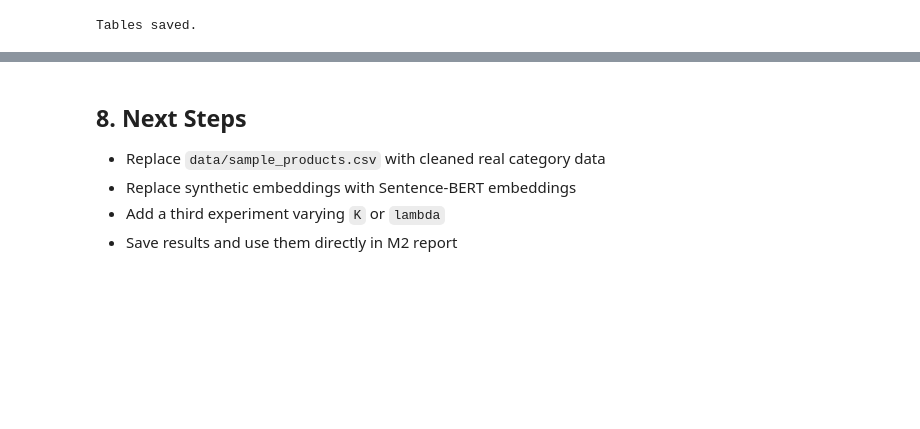
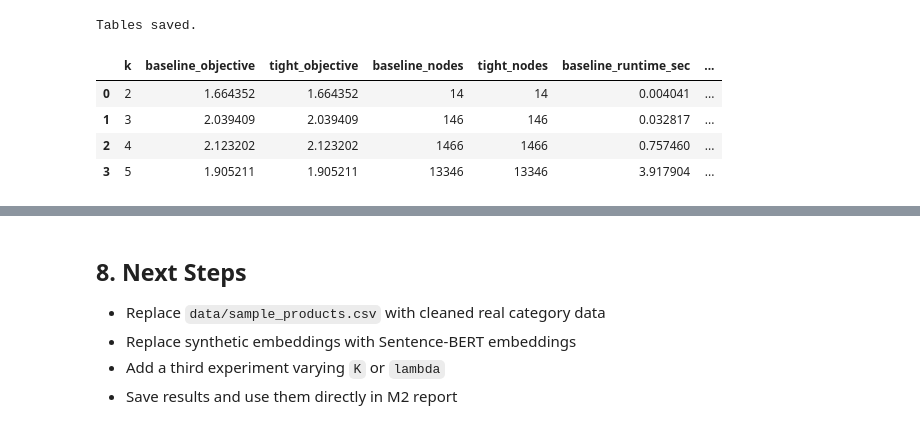
Before and after one commit to sowjanyakaranam/heuristic-product-retrieval, a Jupyter notebook: heuristic_product_retrieval/notebooks/m2_experiments.ipynb, the cells around one changed output, grey strips where cells are left out. Saved outputs shown, nothing was run; the diff lists cells and outputs as text; code cells hidden in the pictures; blank space fills up the shorter version.

```diff
--- a/heuristic_product_retrieval/notebooks/m2_experiments.ipynb
+++ b/heuristic_product_retrieval/notebooks/m2_experiments.ipynb
@@ -216,3 +216,13 @@ df_scaling.to_csv("results/tables/exp2_scaling.csv", index=False)
 print("Tables saved.")
 # %% [output]
 Tables saved.
+# %%
+k_sensitivity = [run_baseline_vs_tight(snacks[:12], query_embedding, k=k, lam=0.30) for k in [2, 3, 4, 5]]
+df_k = pd.DataFrame(k_sensitivity)
+df_k
+# %% [output]
+|  | k | baseline_objective | tight_objective | baseline_nodes | tight_nodes | baseline_runtime_sec | ... |
+| 0 | 2 | 1.664352 | 1.664352 | 14 | 14 | 0.004041 | ... |
+| 1 | 3 | 2.039409 | 2.039409 | 146 | 146 | 0.032817 | ... |
+| 2 | 4 | 2.123202 | 2.123202 | 1466 | 1466 | 0.757460 | ... |
+| 3 | 5 | 1.905211 | 1.905211 | 13346 | 13346 | 3.917904 | ... |
```
Also changed, not shown: parts of 2 cells of this notebook.
